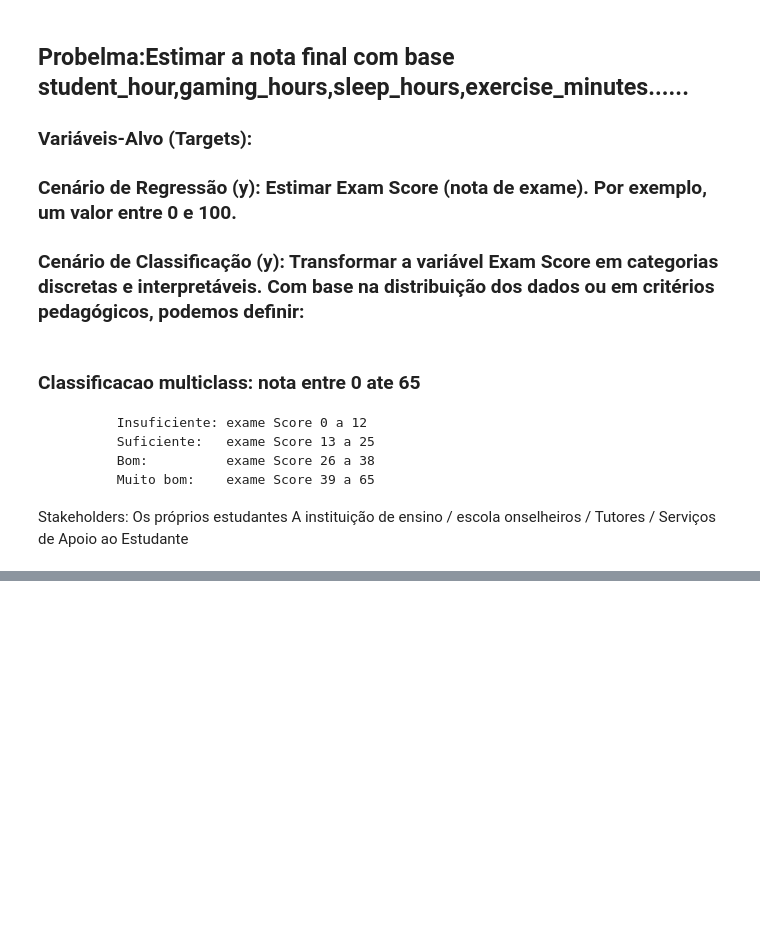
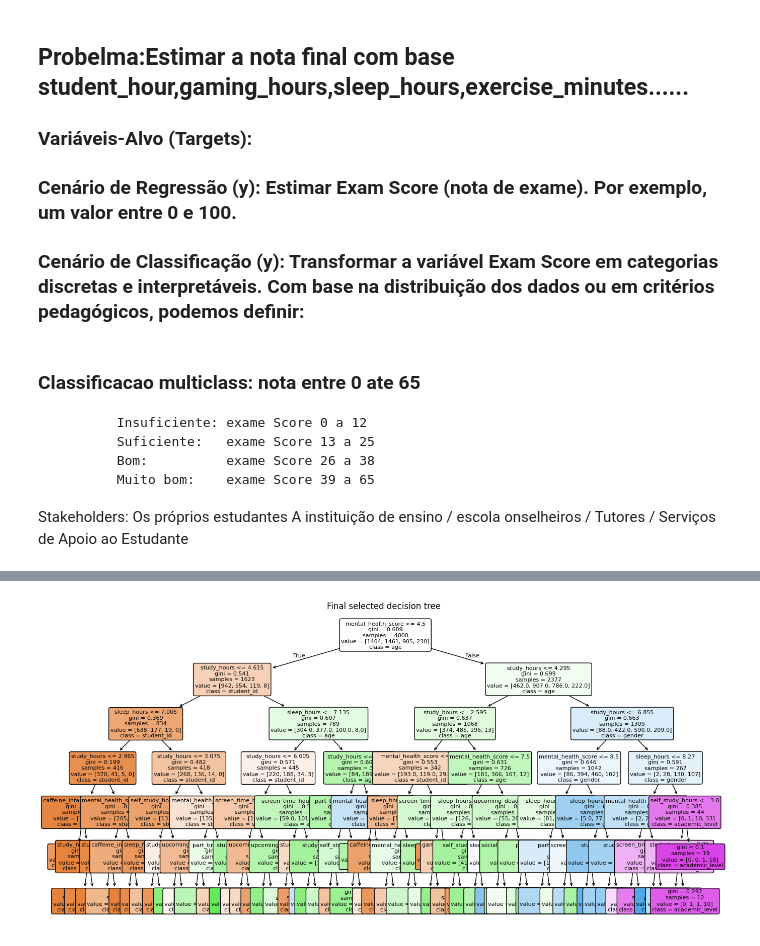
Before and after one commit to OJsan-ForReal/FAA-G22, a Jupyter notebook: projeto.ipynb, the cells around one changed output, grey strips where cells are left out. Saved outputs shown, nothing was run; the diff lists cells and outputs as text; code cells hidden in the pictures; blank space fills up the shorter version.

```diff
--- a/projeto.ipynb
+++ b/projeto.ipynb
@@ -28,11 +28,18 @@ Stakeholders:
 import pandas as pd
 import numpy as np
 from sklearn import tree
-from sklearn.model_selection import train_test_split
+from sklearn.model_selection import KFold, train_test_split
 import io
 import matplotlib.pyplot as plt
 import matplotlib.image as mpimg
 import pydot
+from sklearn.model_selection import GridSearchCV
+from sklearn.model_selection import StratifiedKFold, cross_validate
+from sklearn.metrics import accuracy_score, precision_score, recall_score, f1_score, roc_auc_score
+from sklearn.preprocessing import LabelEncoder
+from sklearn.preprocessing import OrdinalEncoder
+from sklearn.tree import DecisionTreeClassifier
+from sklearn.tree import plot_tree
 
 
 def display_tree(the_tree, feature_names, class_names, fname=None, figsize=(10,10)):
@@ -69,9 +76,6 @@ df_colunas = df_student_records.columns
 df_y = pd.DataFrame(df_student_records['exam_score'])
 df_y_numerico = df_y["exam_score"]
 
-# print(df_y_numerico[df_y_numerico > 50])
-# print(f"nota maximo: {df_y_numerico.max()}")
-
 
 def categorizar_exame_score(score):
     if 0 <= score < 13:
@@ -85,10 +89,18 @@ def categorizar_exame_score(score):
 
 df_y["exam_score"] = df_y['exam_score'].apply(categorizar_exame_score)
 
-print("")
 
-print(df_y["exam_score"].value_counts()) #每个指标的数量统计
-print(df_y["exam_score"].value_counts(normalize=True)) #每个指标的比例统计
+df_y_original = df_y.copy()  # 保留原始的分类标签
+print(df_y_original)
+categories = [["Insuficiente", "Suficiente", "Bom", "Muito Bom"]]
+oe = OrdinalEncoder(categories=categories)
+df_y["exam_score"] = oe.fit_transform(df_y[["exam_score"]])
+print(df_y)
+
+
+
+# print(df_y["exam_score"].value_counts()) #每个指标的数量统计
+# print(df_y["exam_score"].value_counts(normalize=True)) #每个指标的比例统计
 
 
 
@@ -103,15 +115,70 @@ df_numerico = df_student_records.drop(columns=["gender", "academic_level", "inte
 df_X = pd.get_dummies(df_student_records_copy, columns=df_categorico.columns.values)
 # print(df_X.columns)
 
+
 X = df_X.values
-y = df_y
+y_categoria = df_y
+print(df_numerico)
 
-X_train, X_test,y_train,y_test = train_test_split(
-    X, y, test_size=0.2, random_state=42)
+#Utilizando three/way split
+X_learning, X_test, y_learning, y_test = train_test_split(
+    X, y_categoria, test_size=0.2, random_state=7,stratify=y_categoria)
 
-# cdt_student = tree.DecisionTreeRegressor()
-# cdt_student = cdt_student.fit(X_train, y_train)
-# cdt_student
+X_train, X_val, y_train, y_val = train_test_split(
+    X_learning, y_learning, test_size=0.25, random_state=7,stratify=y_learning)
 
-# display_tree(cdt_student, feature_names=df_X.columns, class_names=None, fname="student_decision_tree", figsize=(20,20))
+
+#3. Treino e Avaliação de Modelos Base
+
+
+# Decision Tree
+
+param_grid = {
+"criterion": ["gini", "entropy"],
+"max_depth": [1, 2, 3, 4, 5, 6, None],
+"min_samples_split": [2, 5, 10, 20],
+"min_samples_leaf": [1, 2, 5, 10],
+}
+grid = GridSearchCV(
+estimator=tree.DecisionTreeClassifier(random_state=7),#固定随机种子确保可重复
+param_grid=param_grid,#上面定义的超参数网格。
+scoring="accuracy",#用准确率作为模型评估指标
+cv=StratifiedKFold(n_splits=5, shuffle=True, random_state=7),#表示使用分层 5 折交叉验证，每折保持原始数据的类别比例，且打乱数据后划分。
+n_jobs=-1#使用所有可用的 CPU 核心并行计算，加速搜索过程。
+)
+grid.fit(X_learning, y_learning) # 仅在学习集上训练和验证
+
+print("Best parameters:", grid.best_params_)#返回交叉验证中平均得分最高的参数组合。
+print("Best mean CV accuracy:", round(grid.best_score_, 3))#返回最佳参数组合对应的
+
+
+#utilizando bestest parameters para treinar o modelo final
+final_model = grid.best_estimator_ #- `grid.best_estimator_` 是 `GridSearchCV` 在找到最佳超参数后，使用**整个学习集**（`X_learning, y_learning`）重新训练得到的模型。
+y_test_pred = final_model.predict(X_test)
+y_test_prob = final_model.predict_proba(X_test)[:, 1]
+final_metrics = pd.Series({
+    "Accuracy": accuracy_score(y_test, y_test_pred),
+    "Precision (macro)": precision_score(y_test, y_test_pred, average='macro'),
+    "Precision (weighted)": precision_score(y_test, y_test_pred, average='weighted'),
+    "Recall (macro)": recall_score(y_test, y_test_pred, average='macro'),
+    "Recall (weighted)": recall_score(y_test, y_test_pred, average='weighted'),
+    "F1-score (macro)": f1_score(y_test, y_test_pred, average='macro'),
+    "F1-score (weighted)": f1_score(y_test, y_test_pred, average='weighted'),
+})
+
+final_metrics.round(3)
+
+
+plt.figure(figsize=(16, 8))
+plot_tree(
+final_model,
+feature_names=df_X.columns,
+class_names=df_colunas,
+filled=True,
+rounded=True,
+fontsize=8,
+)
+
+plt.title("Final selected decision tree")
+plt.show()
 # %% [output]
@@ -129,0 +202 @@ Name: proportion, dtype: float64
+[figure, added]
```
Also changed, not shown: parts of 1 cell of this notebook.
